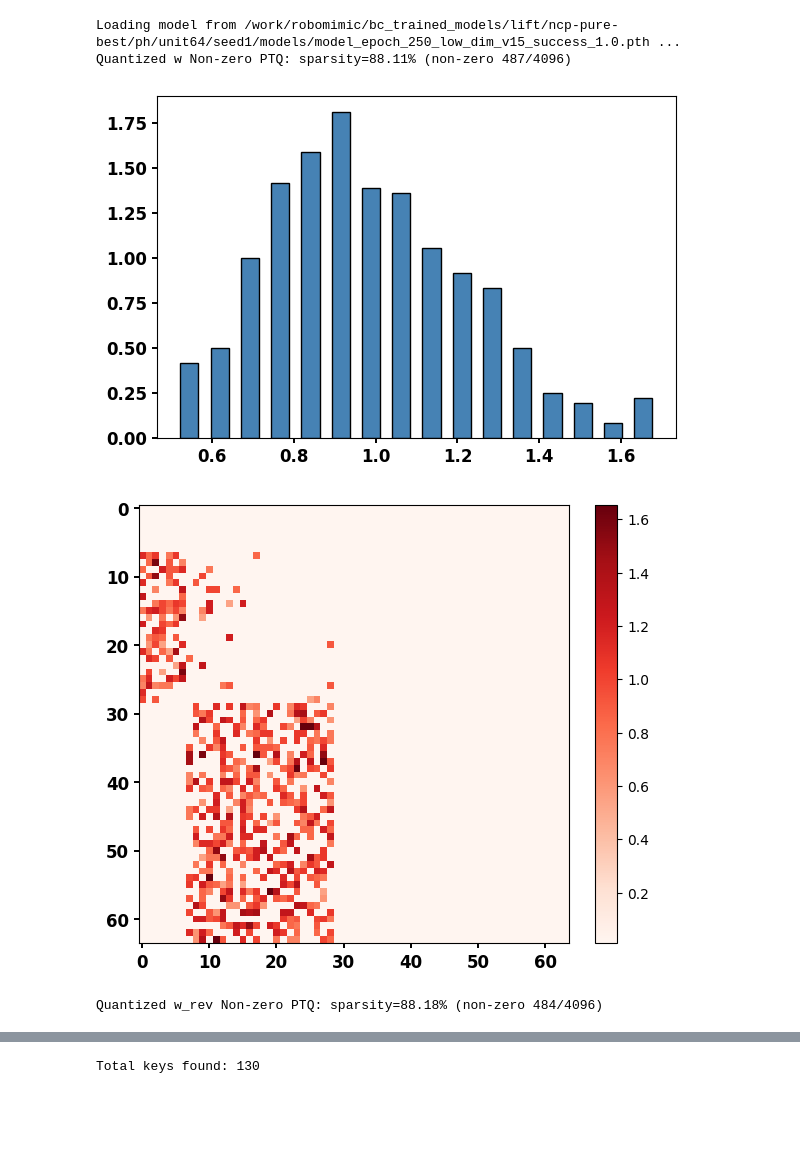
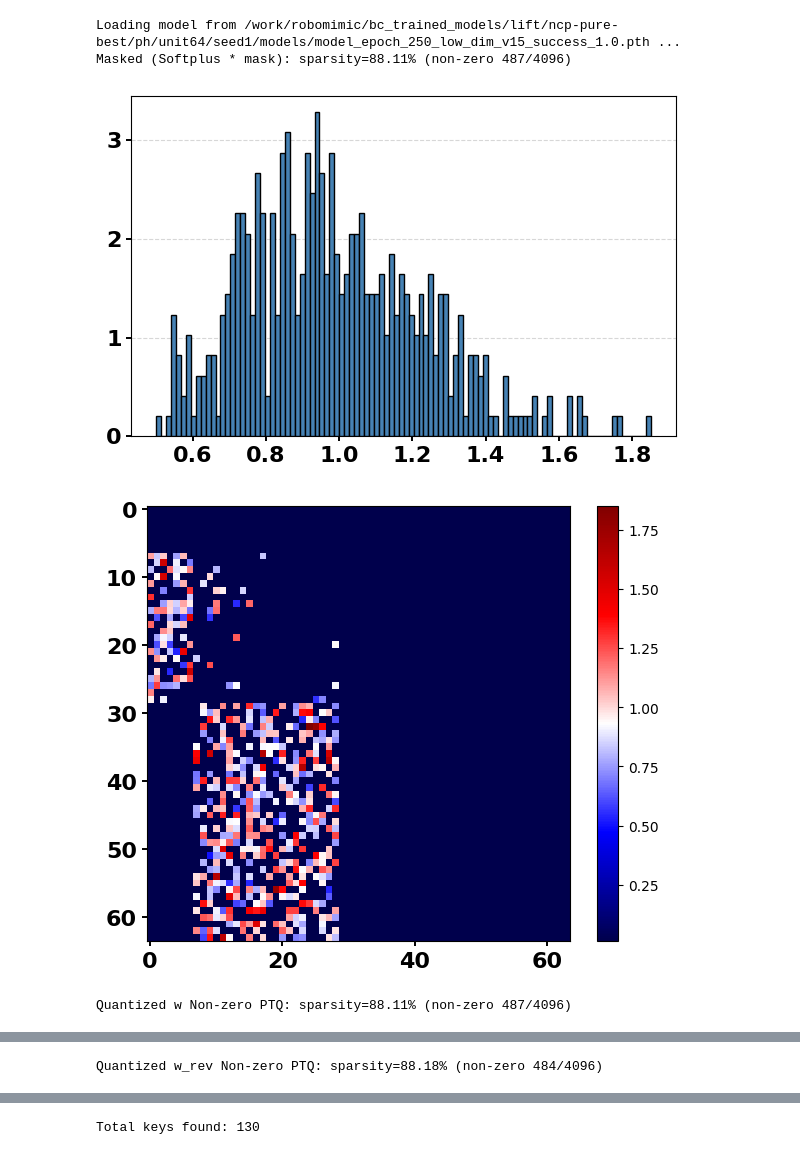
Before and after one commit to yuuharu11/LNN-control, a Jupyter notebook: robomimic/myscript/make-graph/make-graph_parameters.ipynb, the cells around one changed output, grey strips where cells are left out. Cells and saved outputs as stored; diff of their text form; code cells hidden in the pictures; blank space fills up the shorter version.

```diff
--- a/robomimic/myscript/make-graph/make-graph_parameters.ipynb
+++ b/robomimic/myscript/make-graph/make-graph_parameters.ipynb
@@ -68,8 +52,6 @@ def ptq_weight_nonzero(self, params: torch.Tensor, n_bits: int = 8, percentile:
     Sparse weights PTQ:
     - Only non-zero elements are quantized
     - Zero is preserved
-    - symmetric=True  : signed symmetric quantization
-    - symmetric=False : unsigned asymmetric quantization
     """
     assert n_bits >= 2
     if percentile > 1.0:
@@ -83,11 +65,9 @@ def ptq_weight_nonzero(self, params: torch.Tensor, n_bits: int = 8, percentile:
             return params
 
         if symmetric:
-            # abs ベースの片側クリップ（上側のみで十分）
             q = torch.quantile(nz.abs(), percentile)
             nz_clipped = nz.clamp(min=-q, max=q)
         else:
-            # 両側クリップ（下側/上側をパーセンタイルで切る）
             low = torch.quantile(nz, 1.0 - percentile)
             high = torch.quantile(nz, percentile)
             nz_clipped = nz.clamp(min=low, max=high)
@@ -115,9 +95,9 @@ def ptq_weight_nonzero(self, params: torch.Tensor, n_bits: int = 8, percentile:
     return params
 
 # ------------------------------------------------------------------
-# プロット関数
+# プロット関数 (修正版)
 # ------------------------------------------------------------------
-def plot_separated_stages(checkpoint_path: str, bins: int = 100):
+def plot_separated_stages(checkpoint_path: str):
     print(f"Loading model from {checkpoint_path} ...")
     state = torch.load(checkpoint_path, map_location="cpu")
     if isinstance(state, dict) and "state_dict" in state:
@@ -139,75 +119,96 @@ def plot_separated_stages(checkpoint_path: str, bins: int = 100):
 
     # ------------------------------------------------------------------
     # データ変換パイプライン
+    # ※ 必要に応じてコメントアウトを外してRawデータも確認可能
     # ------------------------------------------------------------------
     stages = [
-#        ("Raw Weights (w)", w_raw),
-#        ("Softplus (Positive)", F.softplus(w_raw)),
-#        ("Masked (Softplus * mask)", F.softplus(w_raw) * mask),
-#        ("Effective Rev (Masked * Erev)", F.softplus(w_raw) * mask * erev),
+        # ("Raw Weights (w)", w_raw),
+        # ("Softplus (Positive)", F.softplus(w_raw)),
+        ("Masked (Softplus * mask)", F.softplus(w_raw) * mask),
         ("Quantized w Non-zero PTQ", ptq_weight_nonzero(None, F.softplus(w_raw) * mask, n_bits=4, symmetric=False)),
         ("Quantized w_rev Non-zero PTQ", ptq_weight_nonzero(None, F.softplus(w_raw) * mask * erev, n_bits=4, symmetric=True)),
     ]
 
     # ------------------------------------------------------------------
-    # 描画
+    # 描画設定
     # ------------------------------------------------------------------
-    tick_size = 12
+    tick_size = 16
     tick_width = 1.4
     tick_weight = "bold"
 
-    # ------------------------------------------------------------------
-    # 描画
-    # ------------------------------------------------------------------
     for name, data in stages:
         flat_data = data.detach().cpu().numpy().flatten()
-        nz_data = flat_data[flat_data != 0]
+        nz_data = flat_data[flat_data != 0] # 非ゼロ要素のみ抽出
         mat_data = data.detach().cpu().numpy()
+
         zero_ratio = 1.0 - (len(nz_data) / len(flat_data))
         print(f"{name}: sparsity={zero_ratio*100:.2f}% (non-zero {len(nz_data)}/{len(flat_data)})")
 
-        # 非ゼロのみヒストグラム（離散バーを太く）
-        if len(nz_data) > 0:
+        # --- ヒストグラム描画 (自動分岐) ---
+        if name != "Raw Weights (w)" and len(nz_data) > 0:
             plt.figure(figsize=(6, 4))
-            vals, counts = np.unique(nz_data, return_counts=True)
-            if len(vals) > 1:
-                step = np.min(np.diff(np.sort(vals)))
-                width = step * 0.6
+
+            # ユニーク値を取得して分岐判定
+            vals = np.unique(nz_data)
+
+            # 【分岐A】 ユニーク値が多い = 連続値 (Raw Weightsなど)
+            if len(vals) > 50:
+                # count / total (Fraction) を計算するための重み
+                weights = np.ones_like(nz_data) / len(nz_data) * 100 # 全体に対する割合
+
+                # bins=100 で滑らかに表示
+                plt.hist(nz_data, bins=100, weights=weights,
+                         color="steelblue", edgecolor="black", zorder=3) # log=Trueで見やすく
+
+            # 【分岐B】 ユニーク値が少ない = 離散値 (量子化済み)
             else:
-                width = 0.2
-            plt.bar(vals, counts / counts.sum() / step, width=width, color="steelblue", edgecolor="black")
+                vals, counts = np.unique(nz_data, return_counts=True)
+                weights = counts / counts.sum() * 100 # 全体に対する割合
+
+                if len(vals) > 1:
+                    step = np.min(np.diff(np.sort(vals)))
+                    width = step * 0.6
+                else:
+                    width = 0.2
+
+                plt.bar(vals, weights, width=width, color="steelblue", edgecolor="black", zorder=3)
+
+            plt.grid(axis='y', linestyle='--', alpha=0.5, zorder=0) # グリッド追加
+
             ax = plt.gca()
             ax.tick_params(axis="both", labelsize=tick_size, width=tick_width)
-            ax.yaxis.set_major_formatter(ticker.FormatStrFormatter("%.2f"))
+            ax.yaxis.set_major_locator(ticker.MaxNLocator(integer=True))
             for lbl in ax.get_xticklabels() + ax.get_yticklabels():
                 lbl.set_fontweight(tick_weight)
+
             plt.tight_layout()
             plt.show()
         else:
             print(f"{name} has no non-zero elements. Skip histogram.")
 
-        # ヒートマップ
+        # --- ヒートマップ描画 (変更なし) ---
         plt.figure(figsize=(6, 5))
         abs_max = np.abs(mat_data).max()
         if abs_max == 0: abs_max = 1.0
         plt.imshow(mat_data, cmap="seismic", vmin=0.01, vmax=abs_max, aspect="auto", interpolation="nearest")
         plt.colorbar()
+
         ax = plt.gca()
         ax.tick_params(axis="both", labelsize=tick_size, width=tick_width)
         for lbl in ax.get_xticklabels() + ax.get_yticklabels():
             lbl.set_fontweight(tick_weight)
+
         plt.tight_layout()
         plt.show()
-
 
 # ------------------------------------------------------------------
 # 実行
 # ------------------------------------------------------------------
 path = "/work/robomimic/bc_trained_models/lift/ncp-pure-best/ph/unit64/seed1/models/model_epoch_250_low_dim_v15_success_1.0.pth"
 plot_separated_stages(path)
 # %% [output]
 Loading model from /work/robomimic/bc_trained_models/lift/ncp-pure-best/ph/unit64/seed1/models/model_epoch_250_low_dim_v15_success_1.0.pth ...
-Quantized w Non-zero PTQ: sparsity=88.11% (non-zero 487/4096)
+Masked (Softplus * mask): sparsity=88.11% (non-zero 487/4096)
-[figure, old version]
+[figure, new version]
-[figure, old version]
+[figure, new version]
-Quantized w_rev Non-zero PTQ: sparsity=88.18% (non-zero 484/4096)
+Quantized w Non-zero PTQ: sparsity=88.11% (non-zero 487/4096)
@@ -215,0 +217 @@ Quantized w_rev Non-zero PTQ: sparsity=88.18% (non-zero 484/4096)
+Quantized w_rev Non-zero PTQ: sparsity=88.18% (non-zero 484/4096)
```
Also changed, not shown: parts of 6 cells of this notebook, 5 other files.
